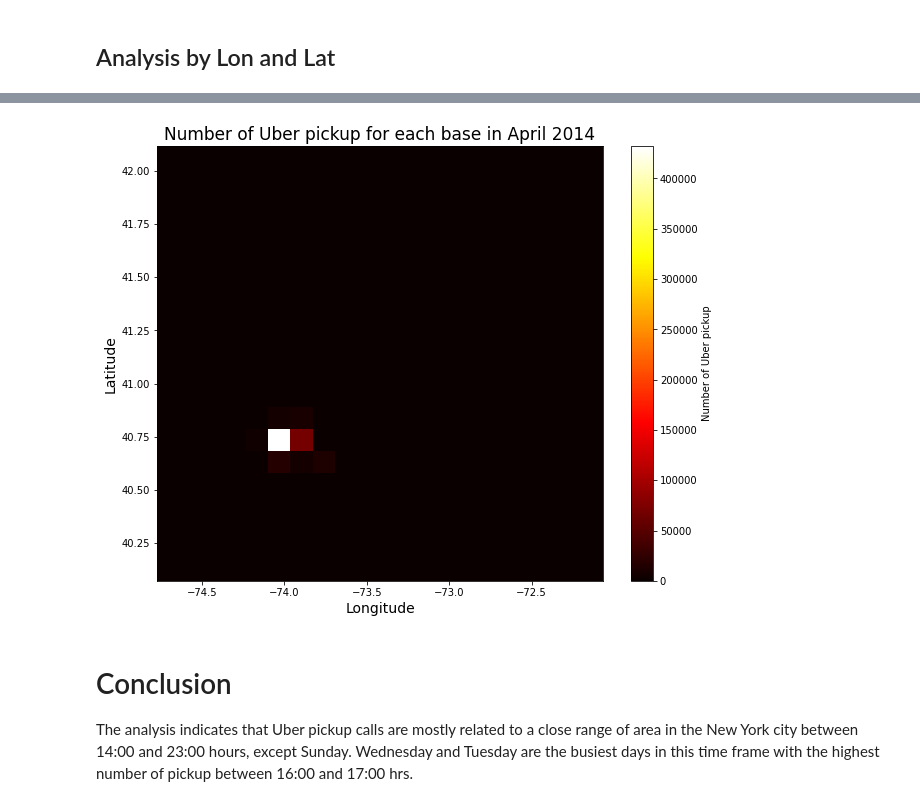
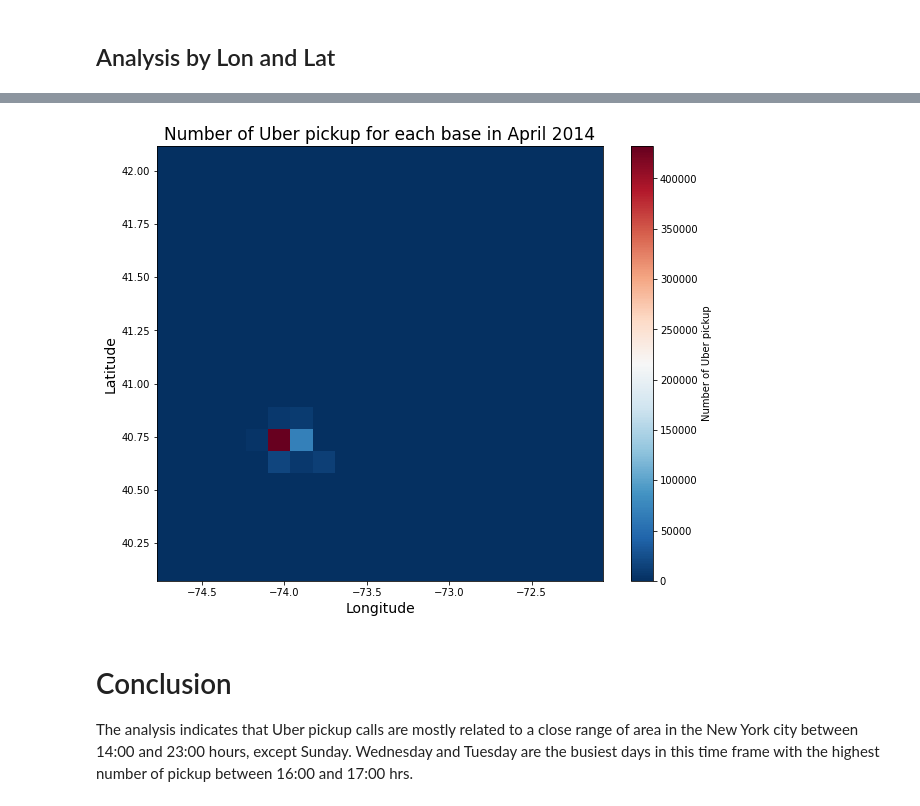
Before and after one commit to muratko357/Uber-data-analysis, a Jupyter notebook: Uber_data_anaylsis.ipynb, the cells around one changed output, grey strips where cells are left out. Drawn from its saved outputs; the diff is of its cells as text; code cells hidden in the pictures.

Commit message:
Heatmap updated

```diff
--- a/Uber_data_anaylsis.ipynb
+++ b/Uber_data_anaylsis.ipynb
@@ -219,14 +222,14 @@ ax2.set_ylabel("Frequency", fontsize=13)
 [figure]
 # %%
 plt.figure(figsize = (10,8))
-plt.hist2d(uber_data.Lon, uber_data.Lat, bins=20, cmap="hot")
+plt.hist2d(uber_data.Lon, uber_data.Lat, bins=20, cmap='RdBu_r')
 plt.colorbar().set_label("Number of Uber pickup")
 plt.xlabel("Longitude", fontsize=14)
 plt.ylabel("Latitude", fontsize=14)
 plt.title("Number of Uber pickup for each base in April 2014", fontsize=17)
 plt.show()
 # %% [output]
-[figure, old version]
+[figure, new version]
 # %% [markdown]
 # Conclusion
 The analysis indicates that Uber pickup calls are mostly related to a close range of area in the New York city between 14:00 and 23:00 hours, except Sunday. Wednesday and Tuesday are the busiest days in this time frame with the highest number of pickup between 16:00 and 17:00 hrs.
```
Also changed, not shown: parts of 4 cells of this notebook.
